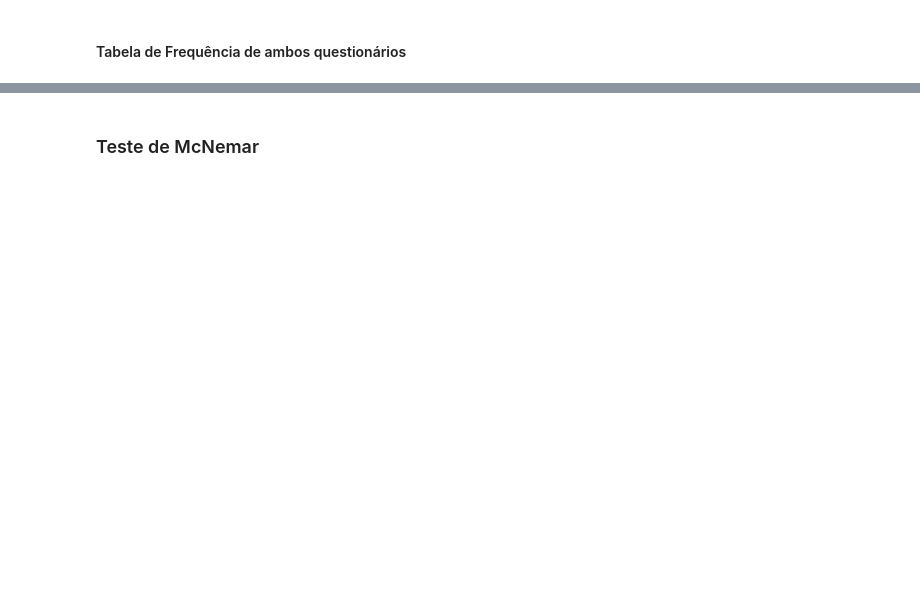
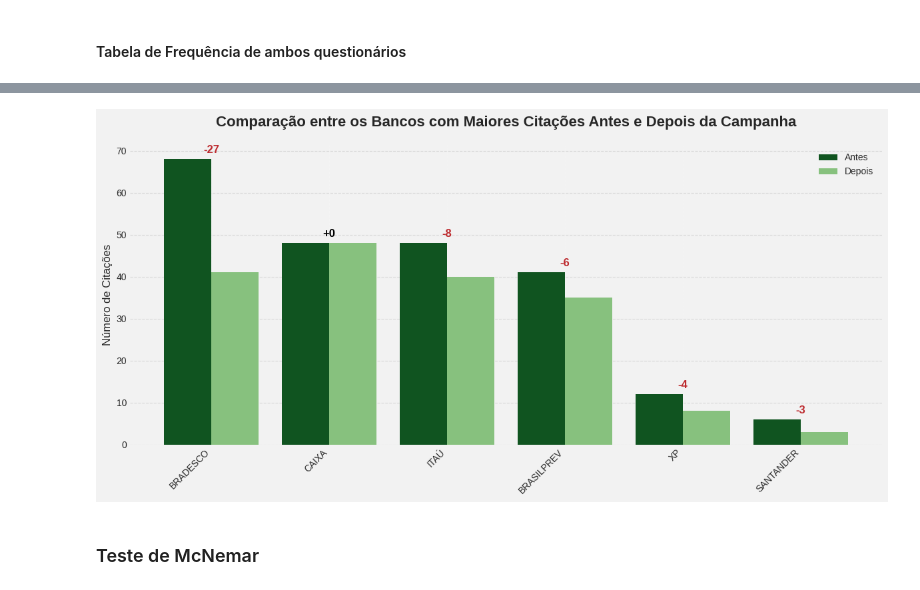
Before and after one commit to adhalya/Analise_Campanha_Credito, a Jupyter notebook: Análise_Campanha_de_Crédito.ipynb, the cells around one changed output, grey strips where cells are left out. Saved outputs shown, nothing was run; the diff lists cells and outputs as text; code cells hidden in the pictures; blank space fills up the shorter version.

```diff
--- a/Análise_Campanha_de_Crédito.ipynb
+++ b/Análise_Campanha_de_Crédito.ipynb
@@ -695,2 +676,79 @@ plt.show()
+# %%
+df_comparado = df_final[['BRAD31_antes', 'BRAD31_depois']].copy()
+
+# Contar ocorrências
+contagem_antes = Counter(df_comparado['BRAD31_antes'])
+contagem_depois = Counter(df_comparado['BRAD31_depois'])
+
+# Unir todos os nomes únicos
+todos_bancos = set(contagem_antes) | set(contagem_depois)
+
+# Organizar dados em DataFrame
+dados = {
+    'Banco': [],
+    'Antes': [],
+    'Depois': []
+}
+
+for banco in todos_bancos:
+    antes = contagem_antes.get(banco, 0)
+    depois = contagem_depois.get(banco, 0)
+
+    # Filtrar bancos com mais de 4 citações no total e excluir a categoria "OUTROS"
+    if (antes > 4 or depois > 4) and banco != "OUTROS":
+        dados['Banco'].append(banco)
+        dados['Antes'].append(antes)
+        dados['Depois'].append(depois)
+
+# Criar DataFrame filtrado
+df_plot = pd.DataFrame(dados)
+df_plot = df_plot.sort_values(by='Antes', ascending=False)
+
+# -------------------------------
+# Gráfico de barras lado a lado
+# -------------------------------
+
+
+x = range(len(df_plot))
+bar_width = 0.4
+
+# Criar o gráfico de barras
+plt.figure(figsize=(12, 6), facecolor="#F2F2F2")  # fundo da figura
+plt.gca().set_facecolor("#F2F2F2")
+plt.bar([i - bar_width/2 for i in x],
+        df_plot['Antes'],
+        width=bar_width,
+        label='Antes',
+        color="#105420")   # cor para Antes
+
+plt.bar([i + bar_width/2 for i in x],
+        df_plot['Depois'],
+        width=bar_width,
+        label='Depois',
+        color="#87C17E")   # cor para Depois
+
+# Rótulos de diferença
+for i, (antes, depois) in enumerate(zip(df_plot['Antes'], df_plot['Depois'])):
+    diferenca = depois - antes
+    cor = "black" if diferenca >= 0 else "#BD2A2E"
+    plt.text(i, max(antes, depois) + 1,   # posição acima da barra maior
+             f"{diferenca:+}",             # exibe com sinal (+/-)
+             ha='center', va='bottom',
+             fontsize=12, color=cor, fontweight='bold')
+
+plt.xticks(x, df_plot['Banco'], rotation=45, ha='right')
+plt.ylabel("Número de Citações")
+plt.title("Comparação entre os Bancos com Maiores Citações Antes e Depois da Campanha",
+          fontsize=16, pad=20, fontweight='bold')
+plt.legend()
+
+# Ajustar layout e grade
+plt.tight_layout()
+plt.grid(axis='y', linestyle='--', alpha=0.8, color="lightgray")
+plt.grid(axis='x', linestyle='--', alpha=0.2, color="white")
+
+plt.show()
+# %% [output]
+[figure, added]
 # %% [markdown]
 ### Teste de McNemar
```
Also changed, not shown: parts of 38 cells of this notebook.
